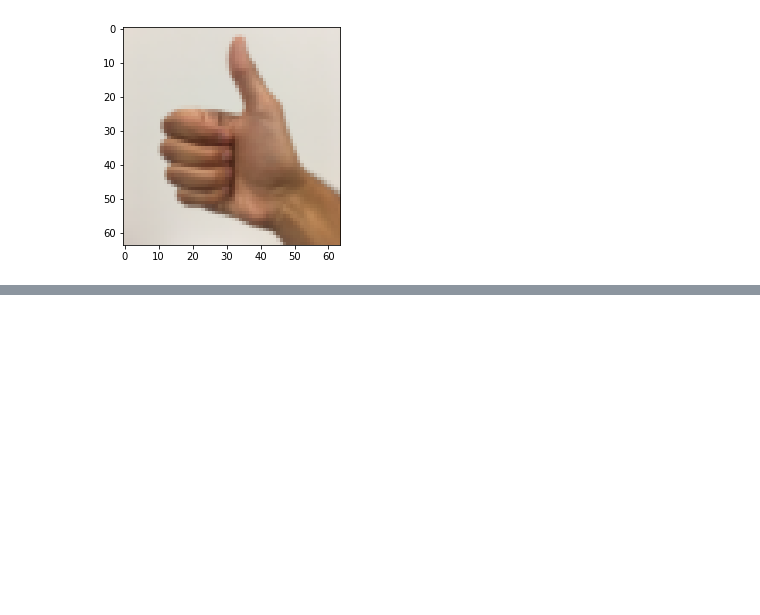
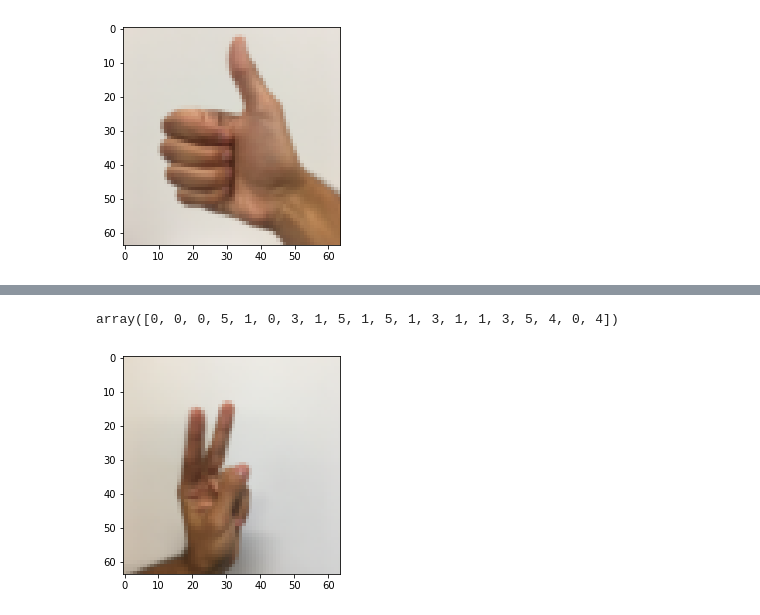
Before and after one commit to txytju/DeepLearningSpecialization, a Jupyter notebook: CNN/week1/Convolution model - Application - v1.ipynb, the cells around one changed output, grey strips where cells are left out. Saved outputs shown, nothing was run; the diff lists cells and outputs as text; code cells hidden in the pictures; blank space fills up the shorter version.

```diff
--- a/CNN/week1/Convolution model - Application - v1.ipynb
+++ b/CNN/week1/Convolution model - Application - v1.ipynb
@@ -594,0 +837,13 @@ plt.imshow(my_image)
+# %%
+# 检验 test 数据集上的结果
+np.argmax(numbers.predict(X_test[100:120]), axis=1)
+
+# 精度差的模型的结果：  array([2, 2, 0, 3, 4, 3, 0, 2, 3, 4, 1, 3, 2, 4, 2, 2, 1, 3, 1, 3])
+# 精度高的模型的结果：  array([2, 2, 0, 2, 4, 3, 0, 4, 3, 4, 1, 3, 2, 4, 2, 2, 1, 3, 1, 3])
+# %% [output]
+array([0, 0, 0, 5, 1, 0, 3, 1, 5, 1, 5, 1, 3, 1, 1, 3, 5, 4, 0, 4])
+# %%
+# 第103张验证集，精度差的模型预测结果是 3， 精度高的模型结果是 2
+imshow(X_test[103]);
+# %% [output]
+[figure, added]
```
Also changed, not shown: parts of 22 cells of this notebook, 5 other files.
